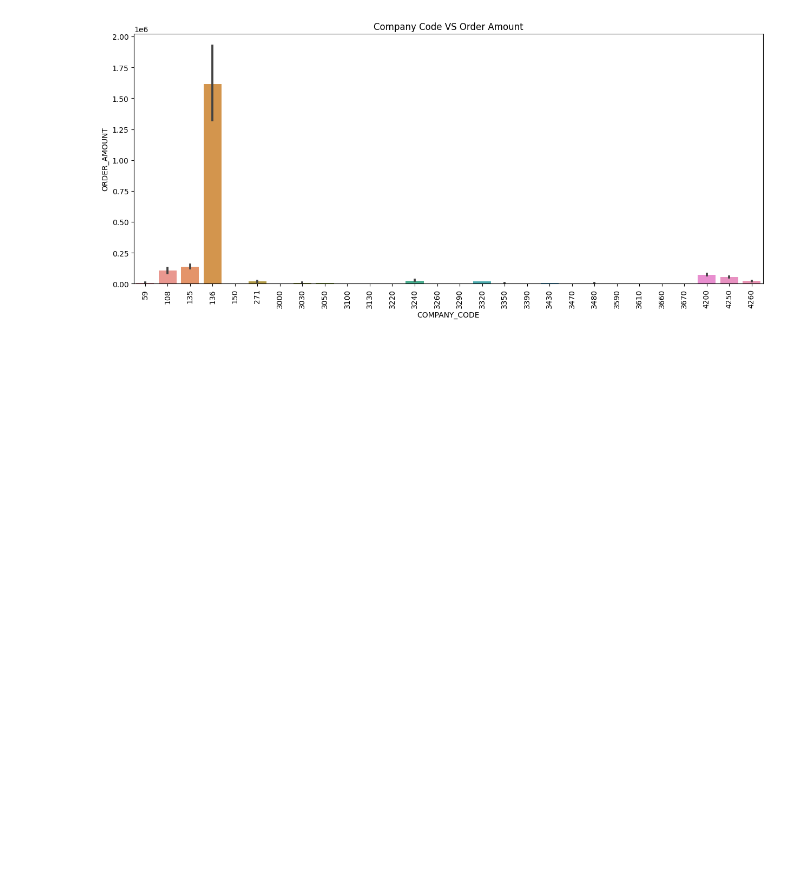
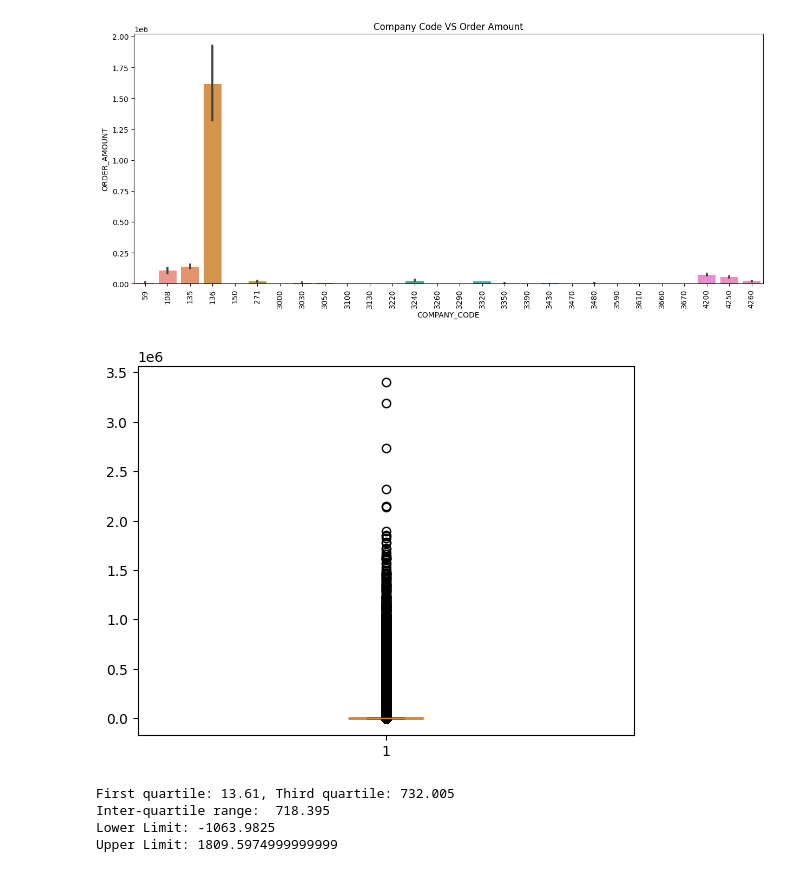
Before and after one commit to pratayyy/ABC-Products, a Jupyter notebook: ML/Order_Amount_Prediction.ipynb, the cells around one changed output. Saved outputs shown, nothing was run; the diff lists cells and outputs as text; code cells hidden in the pictures; blank space fills up the shorter version.

```diff
--- a/ML/Order_Amount_Prediction.ipynb
+++ b/ML/Order_Amount_Prediction.ipynb
@@ -295,3 +295,21 @@ plt.title('Company Code VS Order Amount')
 plt.show()
 # %% [output]
 [figure]
+# %%
+plt.boxplot(df['amount_in_usd'])
+plt.show()
+# %% [output]
+[figure, added]
+# %%
+q1, q3 = np.percentile(df['amount_in_usd'], [25, 75])
+print(f"First quartile: {q1}, Third quartile: {q3}")
+iqr = q3 - q1
+print("Inter-quartile range: ",iqr)
+lower_bound = q1 - (1.5 * iqr)
+upper_bound = q3 + (1.5 * iqr)
+print(f"Lower Limit: {lower_bound}\nUpper Limit: {upper_bound}")
+# %% [output]
+First quartile: 13.61, Third quartile: 732.005
+Inter-quartile range:  718.395
+Lower Limit: -1063.9825
+Upper Limit: 1809.5974999999999
```
Also changed, not shown: parts of 12 cells of this notebook.
